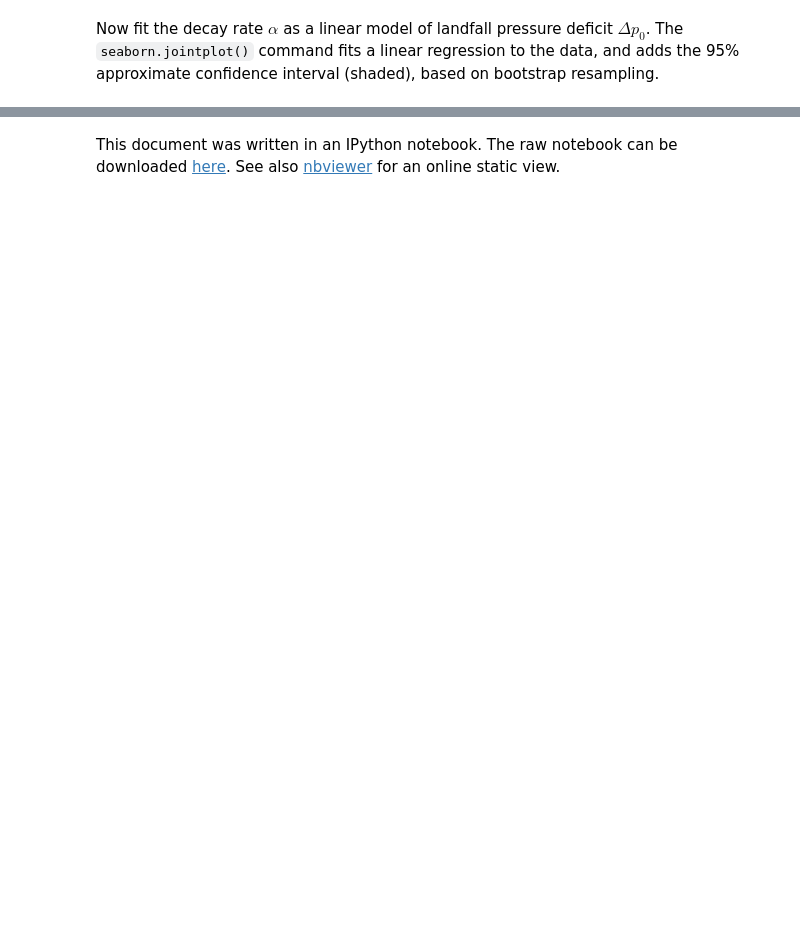
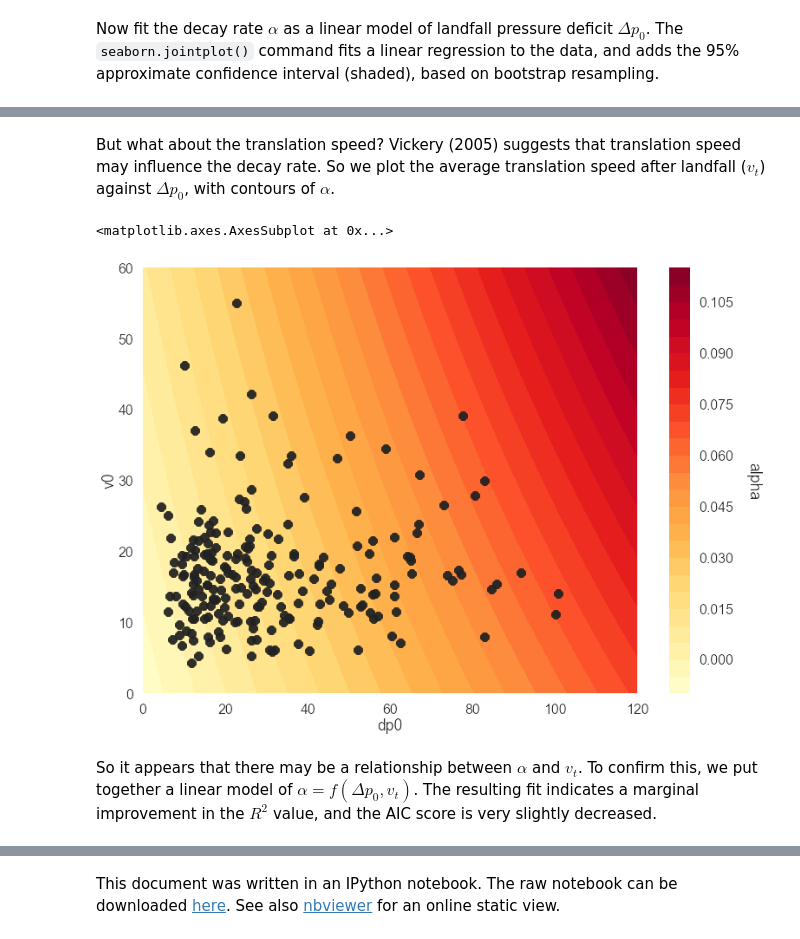
Before and after one commit to wcarthur/notebooks, a Jupyter notebook: TC landfall decay.ipynb, the cells around one changed output, grey strips where cells are left out. Drawn from its saved outputs; the diff is of its cells as text; code cells hidden in the pictures; blank space fills up the shorter version.

```diff
--- a/TC landfall decay.ipynb
+++ b/TC landfall decay.ipynb
@@ -97,6 +101,6 @@ mapkwargs = dict(llcrnrlon=domain['xMin'],
                  llcrnrlat=domain['yMin'],
                  urcrnrlon=domain['xMax'],
                  urcrnrlat=domain['yMax'],
-                 resolution='h',
+                 resolution='c',
                  projection='cyl')
 m = Basemap(**mapkwargs)
@@ -189,7 +230,8 @@ ax2.set_ylabel(r"$\frac{\Delta p_c(t)}{\Delta p_0}$")
 Now fit the decay rate $\alpha$ as a linear model of landfall pressure deficit $\Delta p_0$. The `seaborn.jointplot()` command fits a linear regression to the data, and adds the 95% approximate confidence interval (shaded), based on bootstrap resampling.
 # %%
 df = pd.DataFrame({'alpha':decayrate,
-                   'dp0':landfall_pressure})
+                   'dp0':landfall_pressure,
+                   'v0':landfall_speed})
 jp = seaborn.jointplot('dp0','alpha',df, kind='reg', size=10,xlim=(0,140))
 jp.set_axis_labels(r"${\Delta p_0}$", r"$\alpha$")
 # %% [output]
@@ -210,0 +270,9 @@ ax4.legend(loc=0)
+# %% [markdown]
+But what about the translation speed? Vickery (2005) suggests that translation speed may influence the decay rate. So we plot the average translation speed after landfall ($v_t$) against $\Delta p_0$, with contours of $\alpha$.
+# %%
+seaborn.interactplot("dp0", 'v0', 'alpha', df, cmap=get_cmap("YlOrRd"), filled=True)
+# %% [output]
+<matplotlib.axes.AxesSubplot at 0x...>
+[figure, added]
+# %% [markdown]
+So it appears that there may be a relationship between $\alpha$ and $v_t$. To confirm this, we put together a linear model of $\alpha = f(\Delta p_0, v_t)$. The resulting fit indicates a marginal improvement in the $R^2$ value, and the AIC score is very slightly decreased.
```
Also changed, not shown: parts of 22 cells of this notebook.
